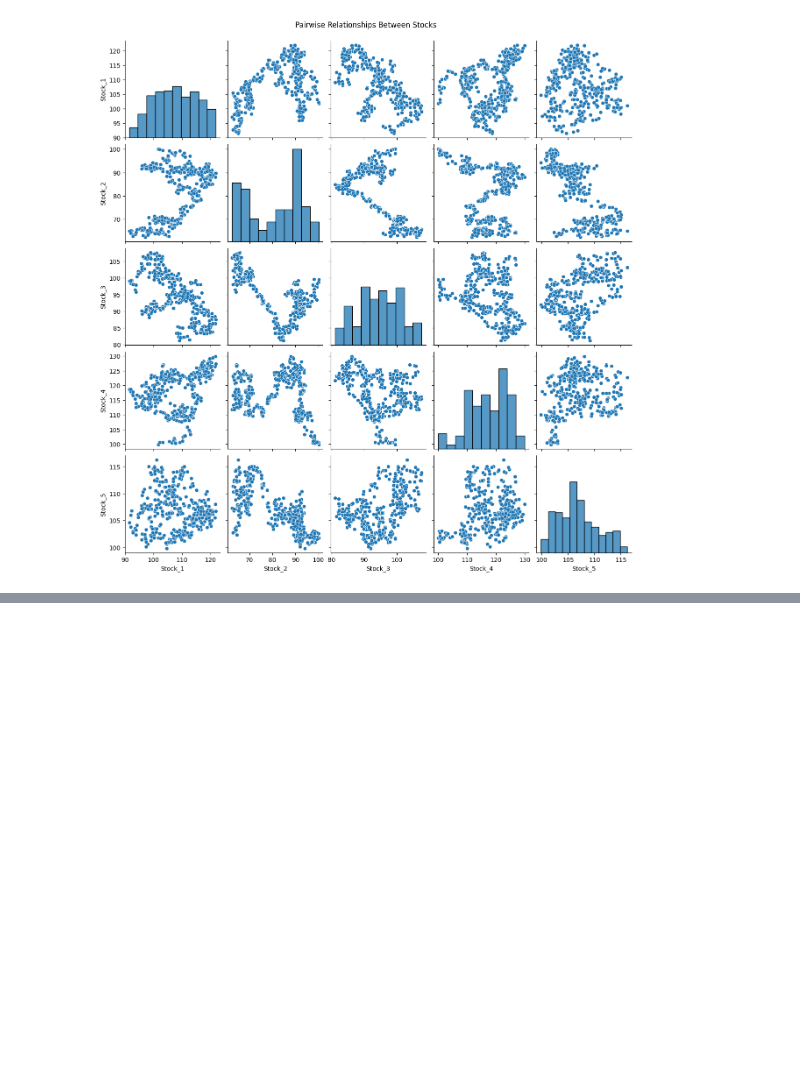
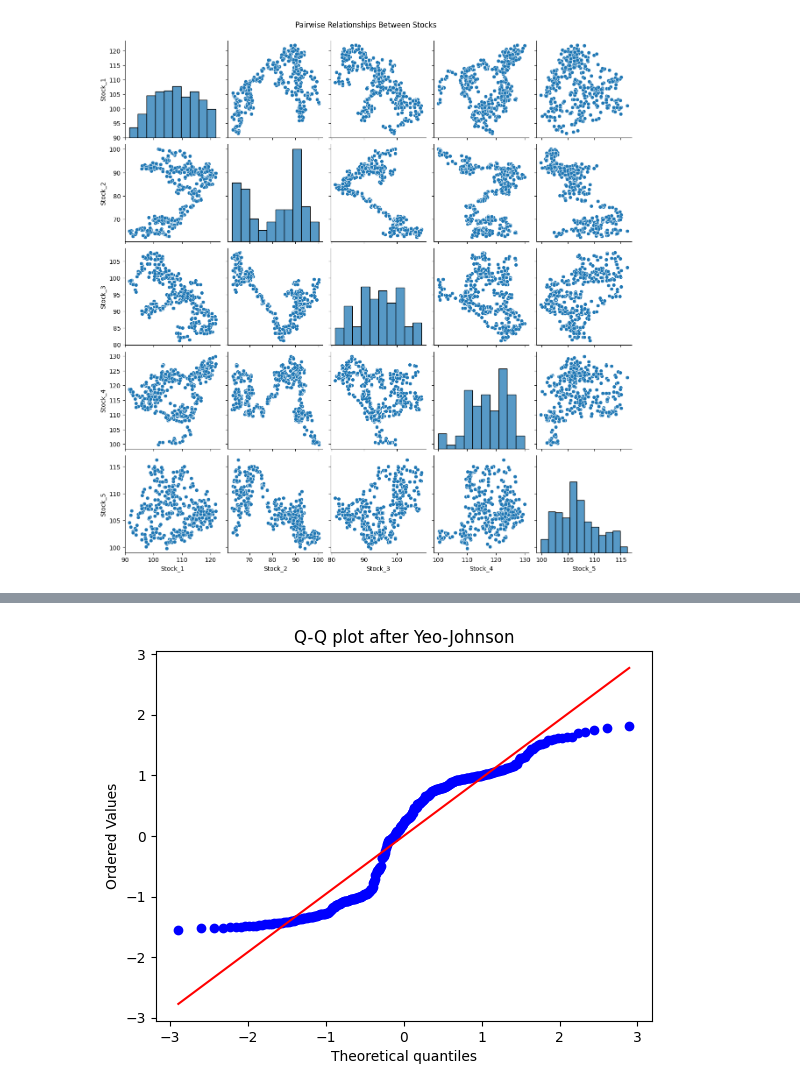
Before and after one commit to KTejash/DeepLearning, a Jupyter notebook: StockPrediction.ipynb, the cells around one changed output, grey strips where cells are left out. Saved outputs shown, nothing was run; the diff lists cells and outputs as text; code cells hidden in the pictures; blank space fills up the shorter version.

```diff
--- a/StockPrediction.ipynb
+++ b/StockPrediction.ipynb
@@ -115,0 +125,3 @@ plt.show()
+# %%
+for col in ['Stock_1','Stock_2','Stock_3','Stock_4','Stock_5']:
+    df[f'{col}_log_return'] = np.log(df[col] / df[col].shift(1))
@@ -115,0 +130,4 @@ plt.show()
+# %%
+for col in ['Stock_1','Stock_2','Stock_3','Stock_4','Stock_5']:
+    df[f'{col}_roll_mean_5'] = df[col].rolling(5).mean()
+    df[f'{col}_roll_std_5'] = df[col].rolling(5).std()
@@ -115,0 +154,13 @@ plt.show()
+# %%
+from sklearn.preprocessing import PowerTransformer
+# Yeo-Johnson Transform for skewed columns (Stocks 2 & 4) ====
+pt = PowerTransformer(method='yeo-johnson')
+for col in ['Stock_2', 'Stock_4']:
+    df[col] = pt.fit_transform(df[[col]])
+# %%
+from scipy import stats
+stats.probplot(df['Stock_2'], dist="norm", plot=plt)
+plt.title("Q-Q plot after Yeo-Johnson")
+plt.show()
+# %% [output]
+[figure, added]
```
Also changed, not shown: parts of 29 cells of this notebook.
